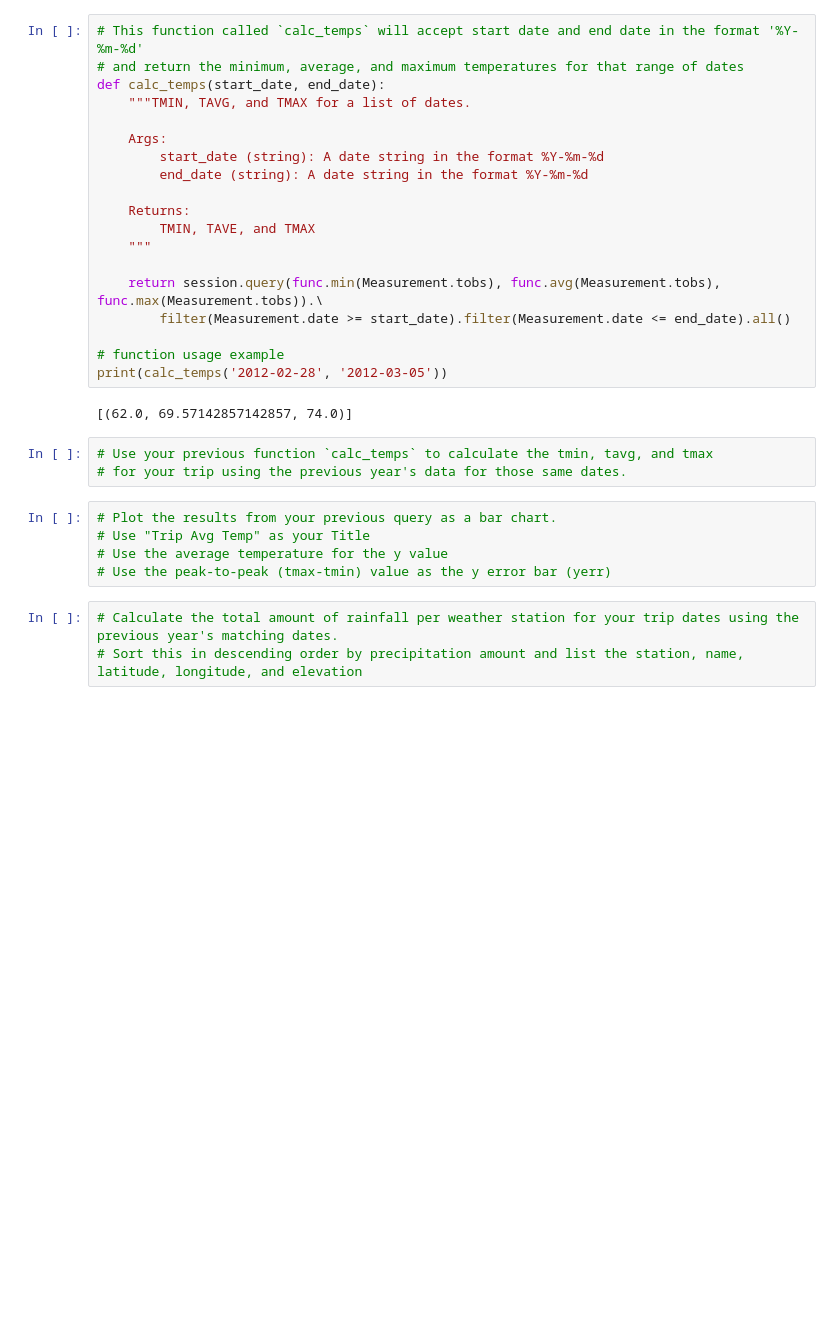
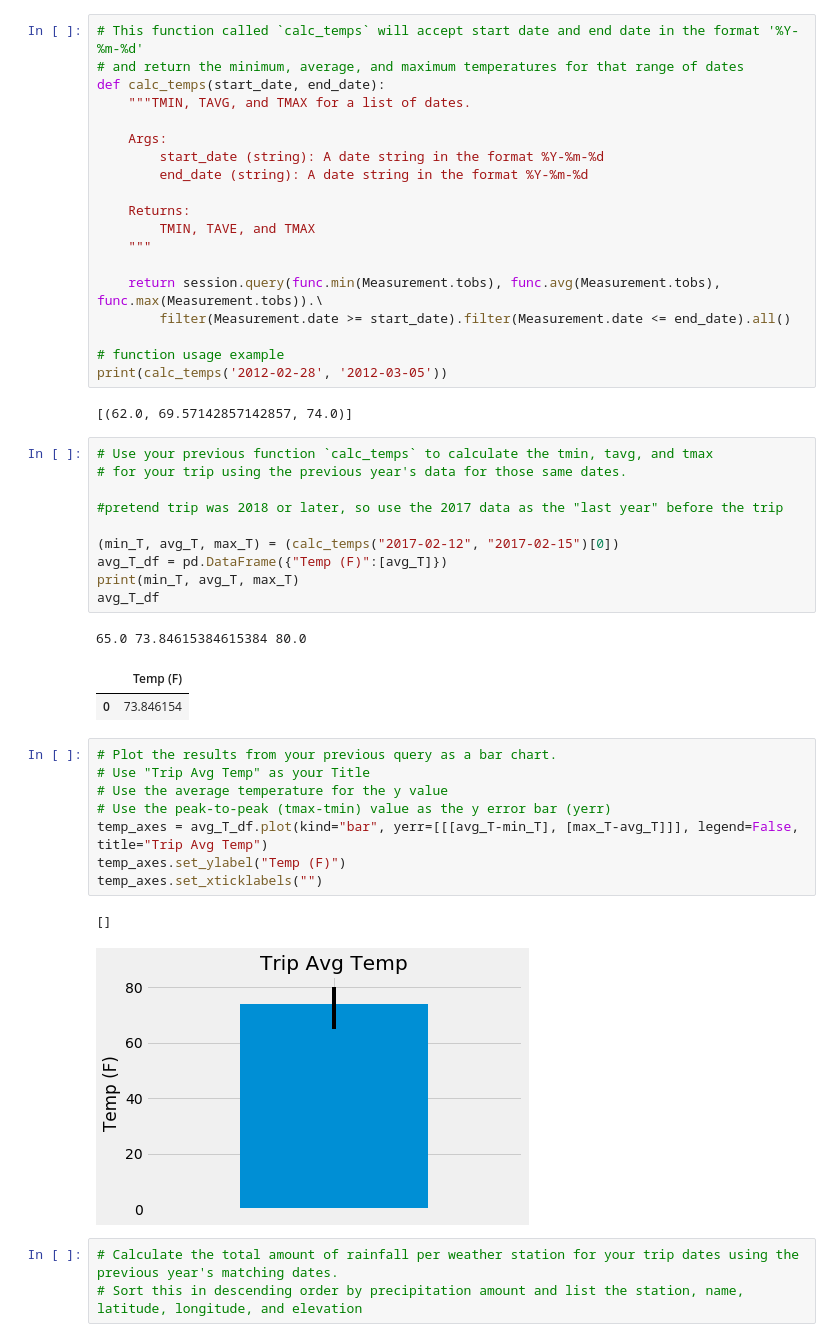
Before and after one commit to Gendo90/sqlalchemy-challenge, a Jupyter notebook: climate_starter.ipynb, the cells around one changed output. Saved outputs shown, nothing was run; the diff lists cells and outputs as text; blank space fills up the shorter version.

Commit message:
feat: Add "Temperature Analysis II" section with bar chart to notebook

```diff
--- a/climate_starter.ipynb
+++ b/climate_starter.ipynb
@@ -322,11 +328,28 @@ print(calc_temps('2012-02-28', '2012-03-05'))
 # %%
 # Use your previous function `calc_temps` to calculate the tmin, tavg, and tmax
 # for your trip using the previous year's data for those same dates.
+
+#pretend trip was 2018 or later, so use the 2017 data as the "last year" before the trip
+
+(min_T, avg_T, max_T) = (calc_temps("2017-02-12", "2017-02-15")[0])
+avg_T_df = pd.DataFrame({"Temp (F)":[avg_T]})
+print(min_T, avg_T, max_T)
+avg_T_df
+# %% [output]
+65.0 73.84615384615384 80.0
+|  | Temp (F) |
+| 0 | 73.846154 |
 # %%
 # Plot the results from your previous query as a bar chart.
 # Use "Trip Avg Temp" as your Title
 # Use the average temperature for the y value
 # Use the peak-to-peak (tmax-tmin) value as the y error bar (yerr)
+temp_axes = avg_T_df.plot(kind="bar", yerr=[[[avg_T-min_T], [max_T-avg_T]]], legend=False, title="Trip Avg Temp")
+temp_axes.set_ylabel("Temp (F)")
+temp_axes.set_xticklabels("")
+# %% [output]
+[]
+[figure, added]
 # %%
 # Calculate the total amount of rainfall per weather station for your trip dates using the previous year's matching dates.
 # Sort this in descending order by precipitation amount and list the station, name, latitude, longitude, and elevation
```
Also changed, not shown: parts of 3 cells of this notebook.
